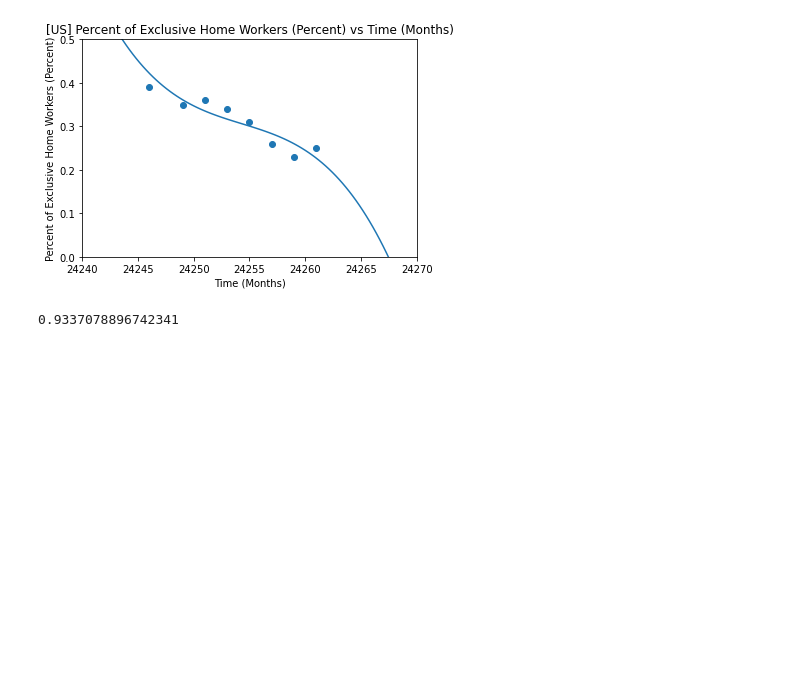
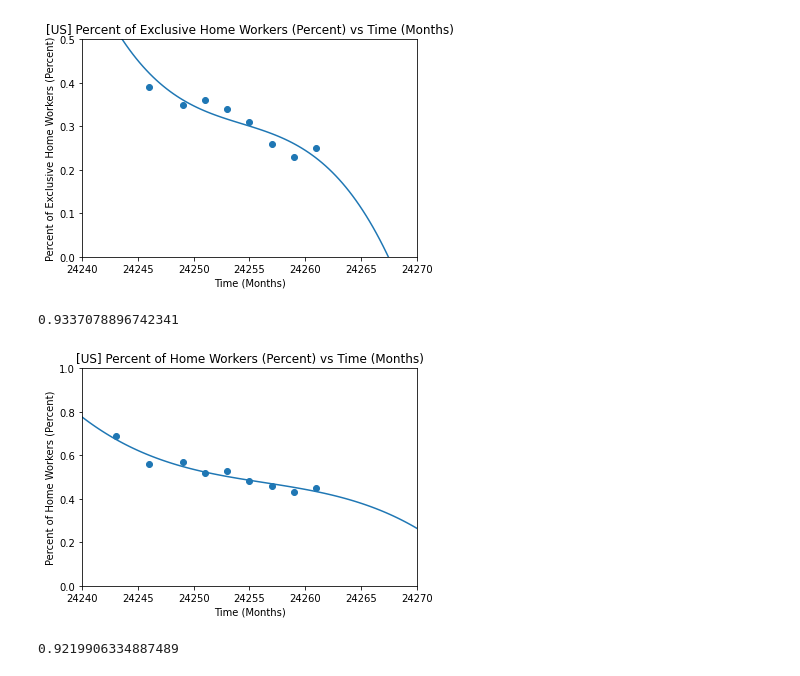
Before and after one commit to karthikm15/MathWorks-Modeling-Competition-2022, a Jupyter notebook: D4_Regression_US.ipynb, the cells around one changed output. Drawn from its saved outputs; the diff is of its cells as text; code cells hidden in the pictures; blank space fills up the shorter version.

```diff
--- a/D4_Regression_US.ipynb
+++ b/D4_Regression_US.ipynb
@@ -84,3 +84,22 @@ print(exR2)
 # %% [output]
 [figure]
 0.9337078896742341
+# %%
+#For all remote workers (full and part time)
+ex, pt = list(df['Exclusive']), list(df['PartTime'])
+com = [ex[i]+pt[i] for i in range(len(ex))]
+remoteModel = numpy.poly1d(numpy.polyfit(list(df['MonthYear']), com, 8))
+remoteModelLine = numpy.linspace(24240, 24270, 100);
+plt.scatter(list(df['MonthYear']), com)
+plt.plot(remoteModelLine, remoteModel(remoteModelLine))
+plt.xlim((24240, 24270))
+plt.ylim((0, 1))
+plt.title("[US] Percent of Home Workers (Percent) vs Time (Months)")
+plt.ylabel("Percent of Home Workers (Percent)")
+plt.xlabel("Time (Months)")
+plt.show()
+R2 = r2_score(com, remoteModel(list(df['MonthYear'])))
+print(R2)
+# %% [output]
+[figure, added]
+0.9219906334887489
```
Also changed, not shown: 20 other files.
